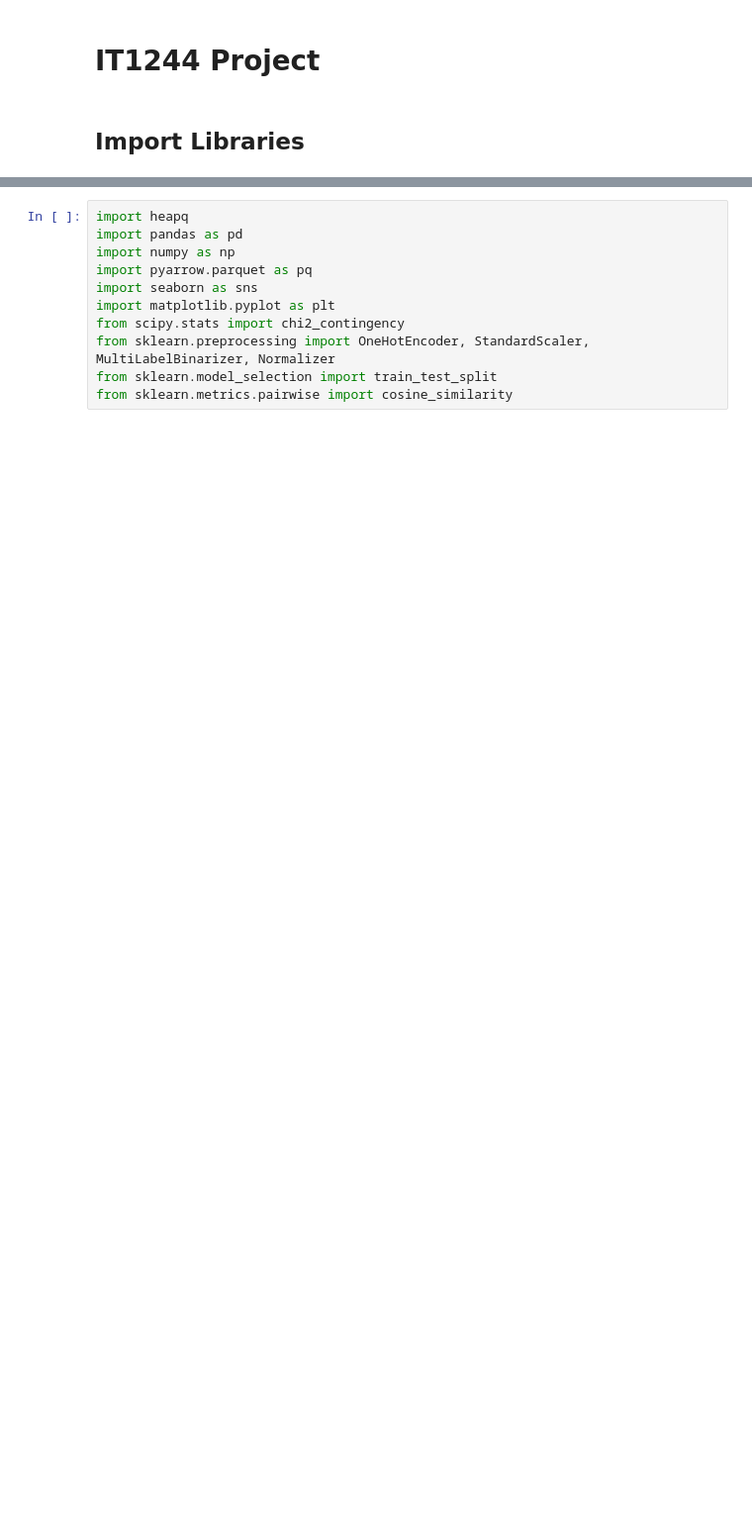
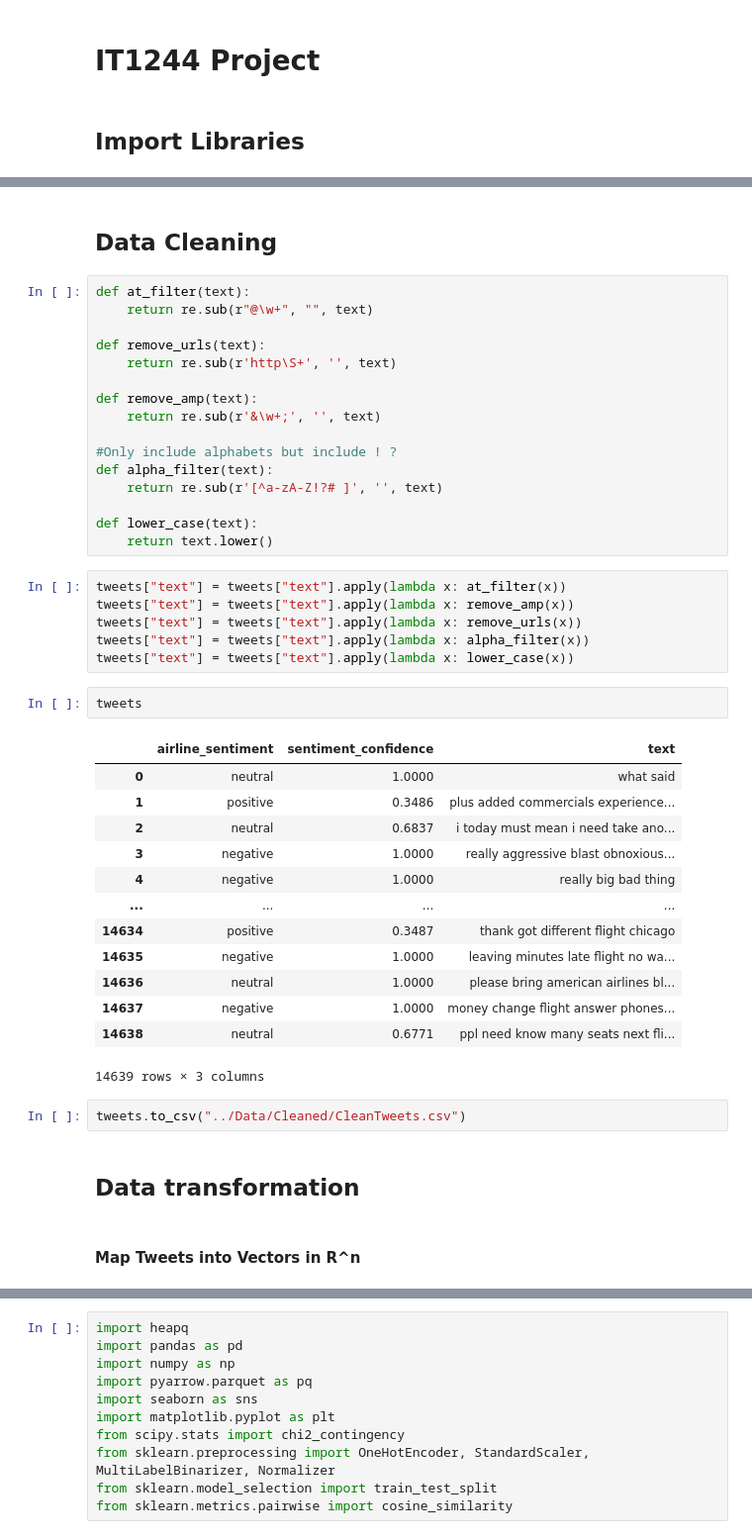
Before and after one commit to Chronyx132/IT1244-Project, a Jupyter notebook: Src/Jack.ipynb, the cells around one changed output, grey strips where cells are left out. Shown: that part at 99% size. Cells and saved outputs as stored; diff of their text form; blank space fills up the shorter version.

```diff
--- a/Src/Jack.ipynb
+++ b/Src/Jack.ipynb
@@ -4,0 +184,46 @@
+# %% [markdown]
+## Data Cleaning
+# %%
+def at_filter(text):
+    return re.sub(r"@\w+", "", text)
+
+def remove_urls(text):
+    return re.sub(r'http\S+', '', text)
+
+def remove_amp(text):
+    return re.sub(r'&\w+;', '', text)
+
+#Only include alphabets but include ! ?
+def alpha_filter(text):
+    return re.sub(r'[^a-zA-Z!?# ]', '', text)
+
+def lower_case(text):
+    return text.lower()
+# %%
+tweets["text"] = tweets["text"].apply(lambda x: at_filter(x))
+tweets["text"] = tweets["text"].apply(lambda x: remove_amp(x))
+tweets["text"] = tweets["text"].apply(lambda x: remove_urls(x))
+tweets["text"] = tweets["text"].apply(lambda x: alpha_filter(x))
+tweets["text"] = tweets["text"].apply(lambda x: lower_case(x))
+# %%
+tweets
+# %% [output]
+|  | airline_sentiment | sentiment_confidence | text |
+| 0 | neutral | 1.0000 | what said |
+| 1 | positive | 0.3486 | plus added commercials experience... |
+| 2 | neutral | 0.6837 | i today must mean i need take ano... |
+| 3 | negative | 1.0000 | really aggressive blast obnoxious... |
+| 4 | negative | 1.0000 | really big bad thing |
+| ... | ... | ... | ... |
+| 14634 | positive | 0.3487 | thank got different flight chicago |
+| 14635 | negative | 1.0000 | leaving minutes late flight no wa... |
+| 14636 | neutral | 1.0000 | please bring american airlines bl... |
+| 14637 | negative | 1.0000 | money change flight answer phones... |
+| 14638 | neutral | 0.6771 | ppl need know many seats next fli... |
+14639 rows × 3 columns
+# %%
+tweets.to_csv("../Data/Cleaned/CleanTweets.csv")
+# %% [markdown]
+## Data transformation
+# %% [markdown]
+#### Map Tweets into Vectors in R^n
```
Also changed, not shown: parts of 82 cells of this notebook, 1 other file.
